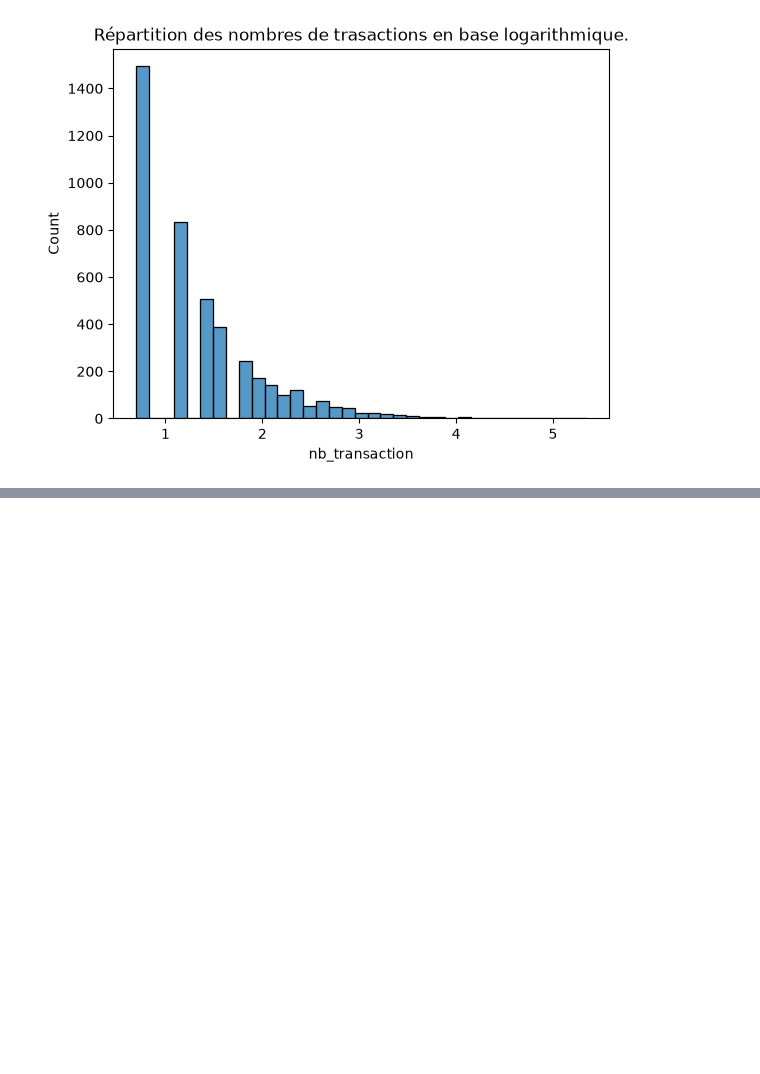
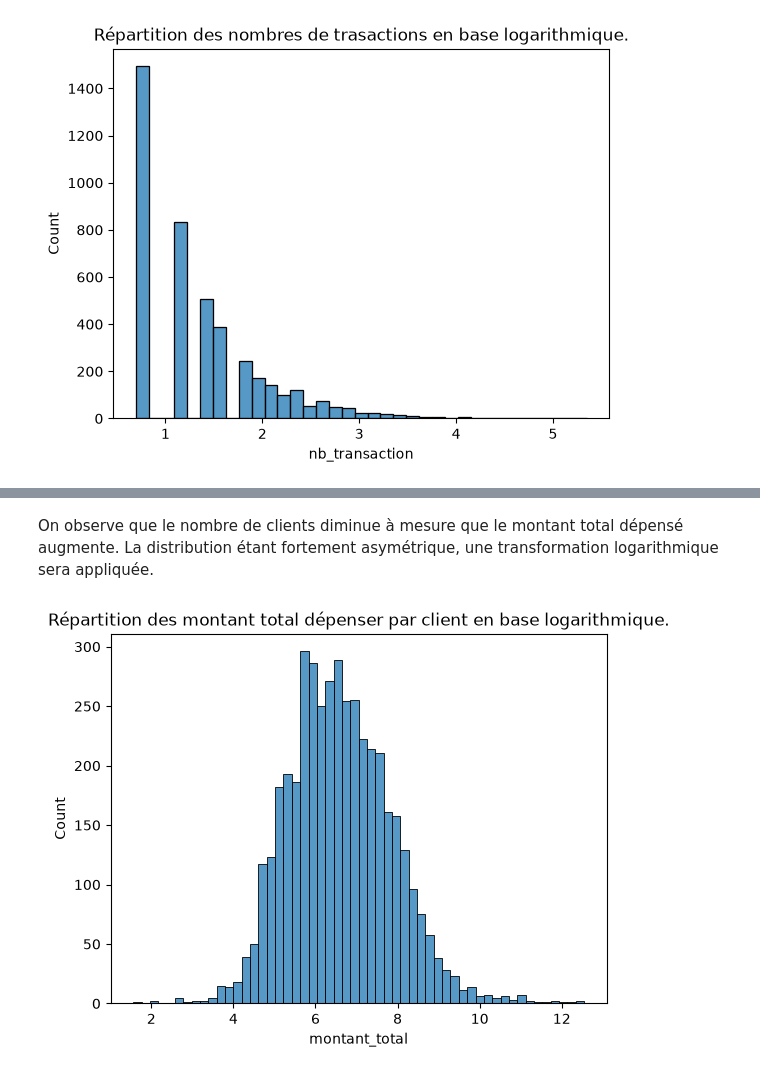
Before and after one commit to fmazur57u/Projet-Kmeans-et-spectral-clustering, a Jupyter notebook: Kmeans_spectral_clustering.ipynb, the cells around one changed output, grey strips where cells are left out. Cells and saved outputs as stored; diff of their text form; code cells hidden in the pictures; blank space fills up the shorter version.

```diff
--- a/Kmeans_spectral_clustering.ipynb
+++ b/Kmeans_spectral_clustering.ipynb
@@ -162,0 +155,8 @@ On observe que cette variable suit une loi normale centré.
+# %% [markdown]
+On observe que le nombre de clients diminue à mesure que le montant total dépensé augmente. La distribution étant fortement asymétrique, une transformation logarithmique sera appliquée.
+# %%
+sns.histplot(data, x=np.log1p(data["montant_total"]))
+plt.title("Répartition des montant total dépenser par client en base logarithmique.")
+plt.show()
+# %% [output]
+[figure, added]
```
Also changed, not shown: parts of 36 cells of this notebook.
